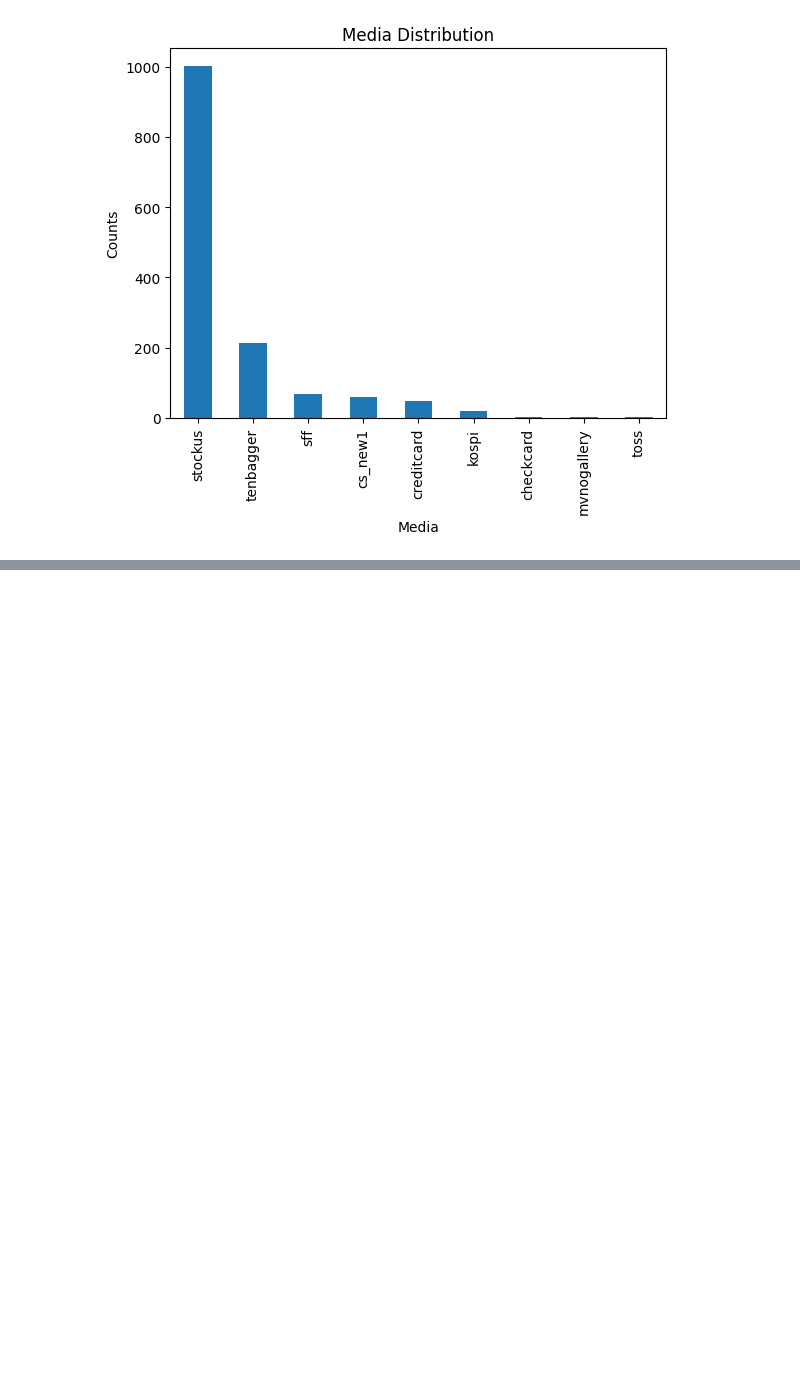
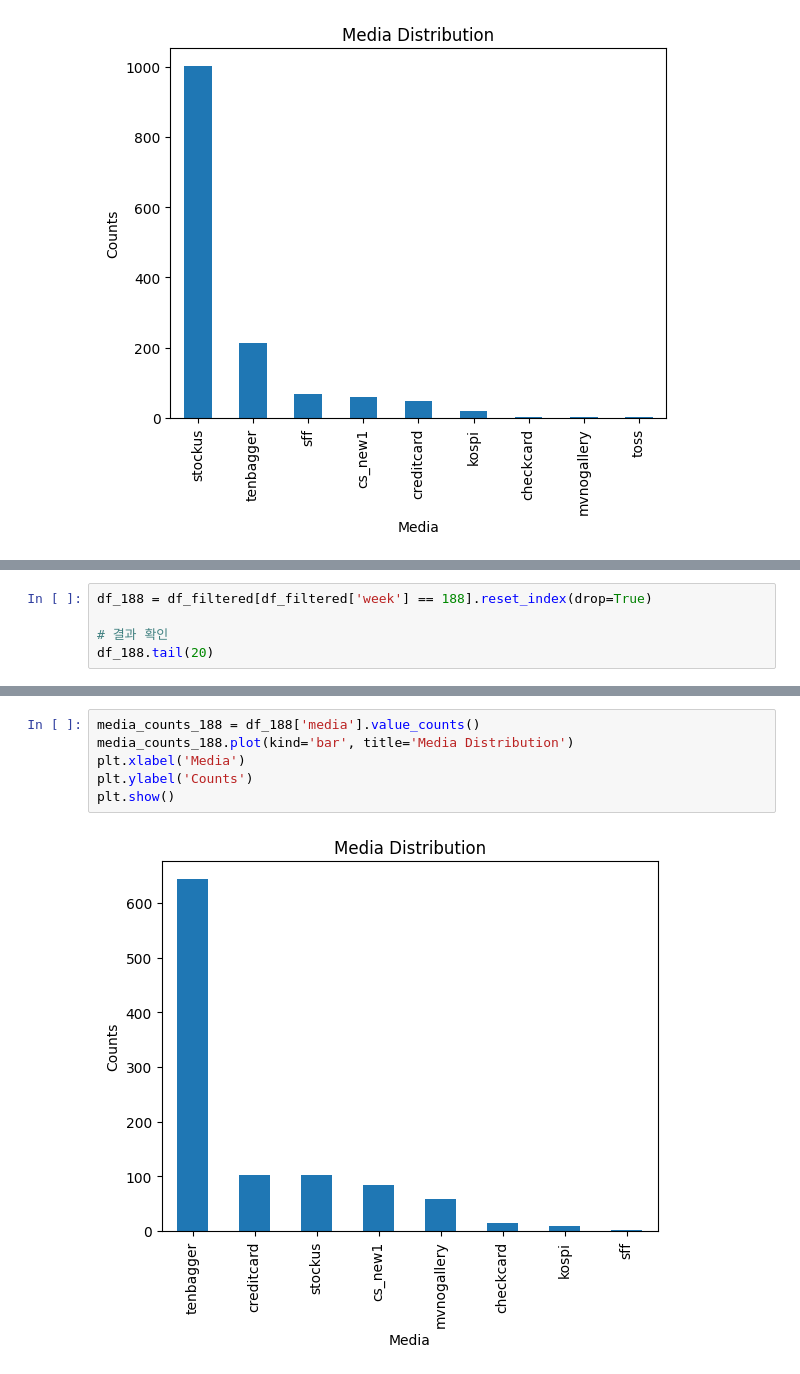
Before and after one commit to Kain7f1/Toss-Issue-Analysis, a Jupyter notebook: data_analysis/data_analysis.ipynb, the cells around one changed output, grey strips where cells are left out. Drawn from its saved outputs; the diff is of its cells as text; blank space fills up the shorter version.

```diff
--- a/data_analysis/data_analysis.ipynb
+++ b/data_analysis/data_analysis.ipynb
@@ -230,0 +294,5 @@ plt.show()
+# %%
+df_188 = df_filtered[df_filtered['week'] == 188].reset_index(drop=True)
+
+# 결과 확인
+df_188.tail(20)
@@ -230,0 +317,8 @@ plt.show()
+# %%
+media_counts_188 = df_188['media'].value_counts()
+media_counts_188.plot(kind='bar', title='Media Distribution')
+plt.xlabel('Media')
+plt.ylabel('Counts')
+plt.show()
+# %% [output]
+[figure, added]
```
Also changed, not shown: parts of 12 cells of this notebook, 1 other file.
